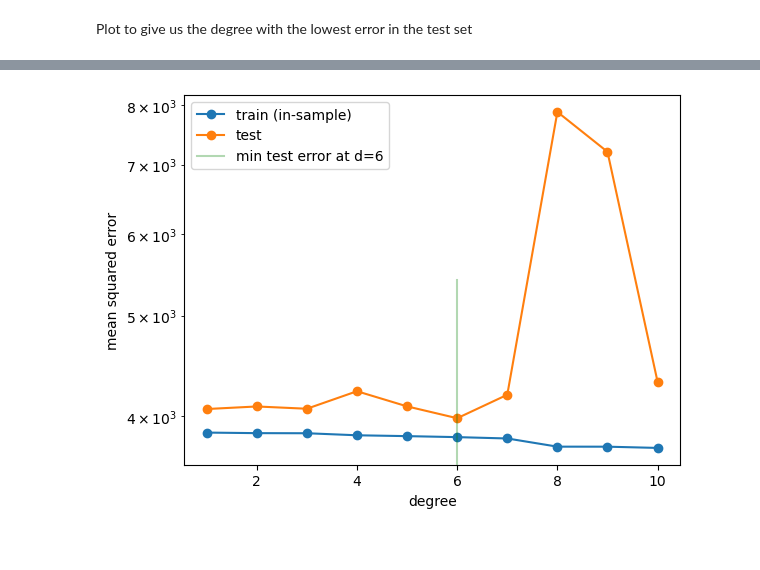
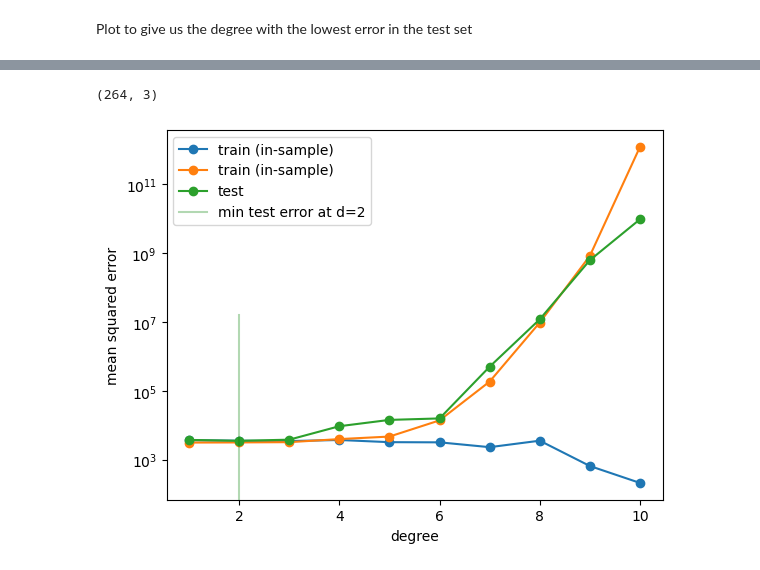
Before and after one commit to nurbujang/mlnotes, a Jupyter notebook: 2 ValidationNotebook/ValidationNotebook/s2Validation Lab.ipynb, the cells around one changed output, grey strips where cells are left out. Saved outputs shown, nothing was run; the diff lists cells and outputs as text; code cells hidden in the pictures.

Commit message:
diabetes validation

```diff
--- a/2 ValidationNotebook/ValidationNotebook/s2Validation Lab.ipynb
+++ b/2 ValidationNotebook/ValidationNotebook/s2Validation Lab.ipynb
@@ -876,0 +951,31 @@ Plot to give us the degree with the lowest error in the test set
+# %%
+# correct
+
+X_train = allX_train[["bmi", "age", "bp"]]
+X_test = allX_test[["bmi", "age", "bp"]]
+
+X_v_train, X_v_valid, y_v_train, y_v_valid = train_test_split(X_train, y_train)
+X_v_train.shape
+# %% [output]
+(264, 3)
+# %%
+error_train=np.empty(len(degrees))
+error_valid=np.empty(len(degrees))
+score_train=np.empty(len(degrees))
+score_valid=np.empty(len(degrees))
+#for each degree, we now fit on the smaller training set and predict on the validation set
+#we accumulate the MSE on both sets in error_train and error_valid
+#we then find the degree of polynomial that minimizes the MSE on the validation set.
+#your code here
+for d in degrees:#for increasing polynomial degrees 0,1,2...
+    #Create polynomials from X_v_train and X_v_valid
+    X_c = PolynomialFeatures(d).fit_transform(X_v_train)
+    X_c_val = PolynomialFeatures(d).fit_transform(X_v_valid)
+    #fit a model linear in polynomial coefficients on the new smaller training set
+    est = LinearRegression()
+    est.fit(X_c, y_v_train)
+    #predict on new training and validation sets and calculate mean squared error
+    error_train[d] = mean_squared_error(est.predict(X_c), y_v_train)
+    error_valid[d] = mean_squared_error(est.predict(X_c_val), y_v_valid)
+    score_train[d] = est.score(X_c, y_v_train)
+    score_valid[d] = est.score(X_c_val, y_v_valid)
@@ -877,13 +985,13 @@ Plot to give us the degree with the lowest error in the test set
 # %%
-bestdegdiab = np.argmin(error_test[1:])+1
+best3v = np.argmin(error_test[1:])+1
 
 plt.plot(degrees[1:], error_train[1:], marker='o', label='train (in-sample)')
+plt.plot(degrees[1:], error_valid[1:], marker='o', label='train (in-sample)')
 plt.plot(degrees[1:], error_test[1:], marker='o', label='test')
-plt.axvline(bestdegdiab, 0,0.5, color='g', label="min test error at d=%d"%bestdegdiab, alpha=0.3)
+plt.axvline(best3v, 0,0.5, color='g', label="min test error at d=%d"%best3v, alpha=0.3)
 plt.ylabel('mean squared error')
 plt.xlabel('degree')
 plt.legend(loc='upper left')
 plt.yscale("log")
-plt.show()
 # %% [output]
-[figure, old version]
+[figure, new version]
```
Also changed, not shown: parts of 16 cells of this notebook.
